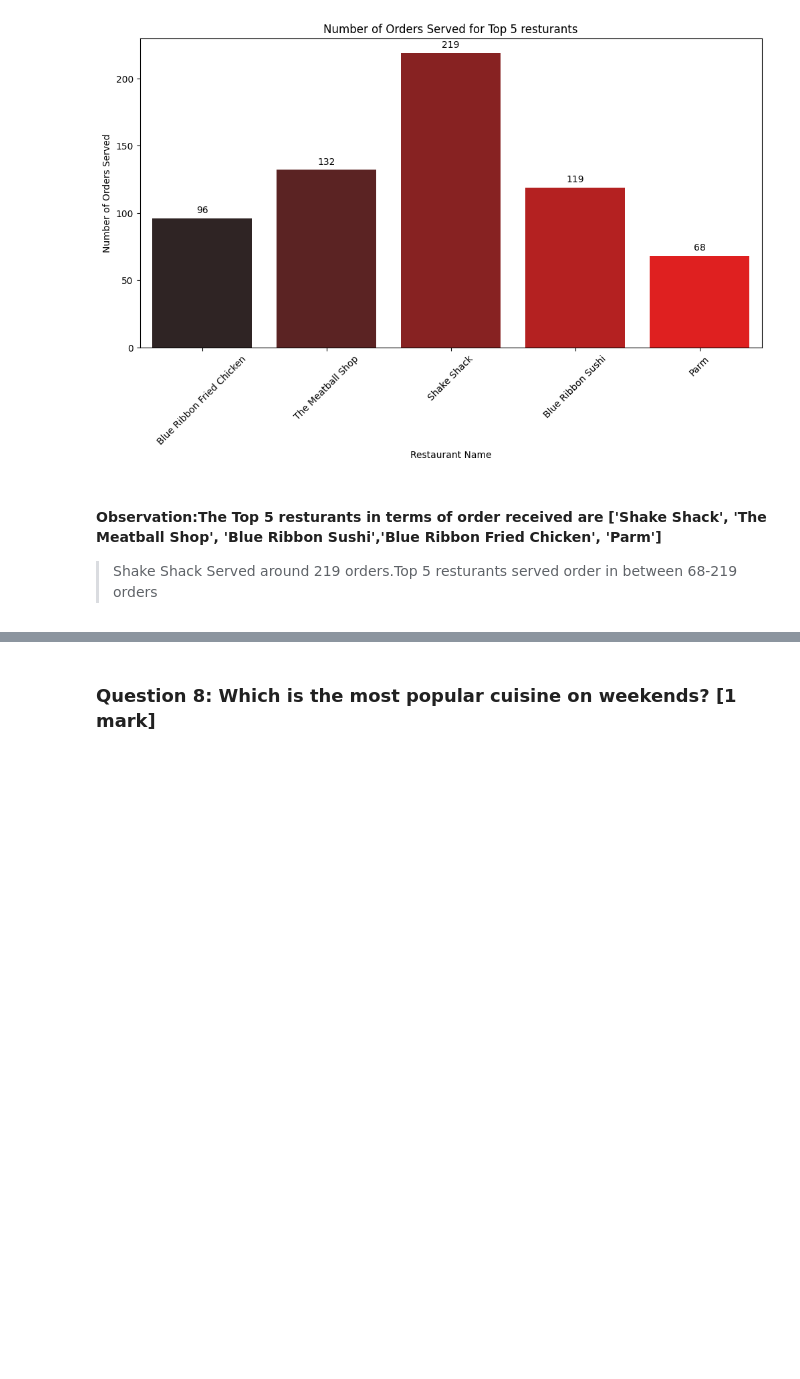
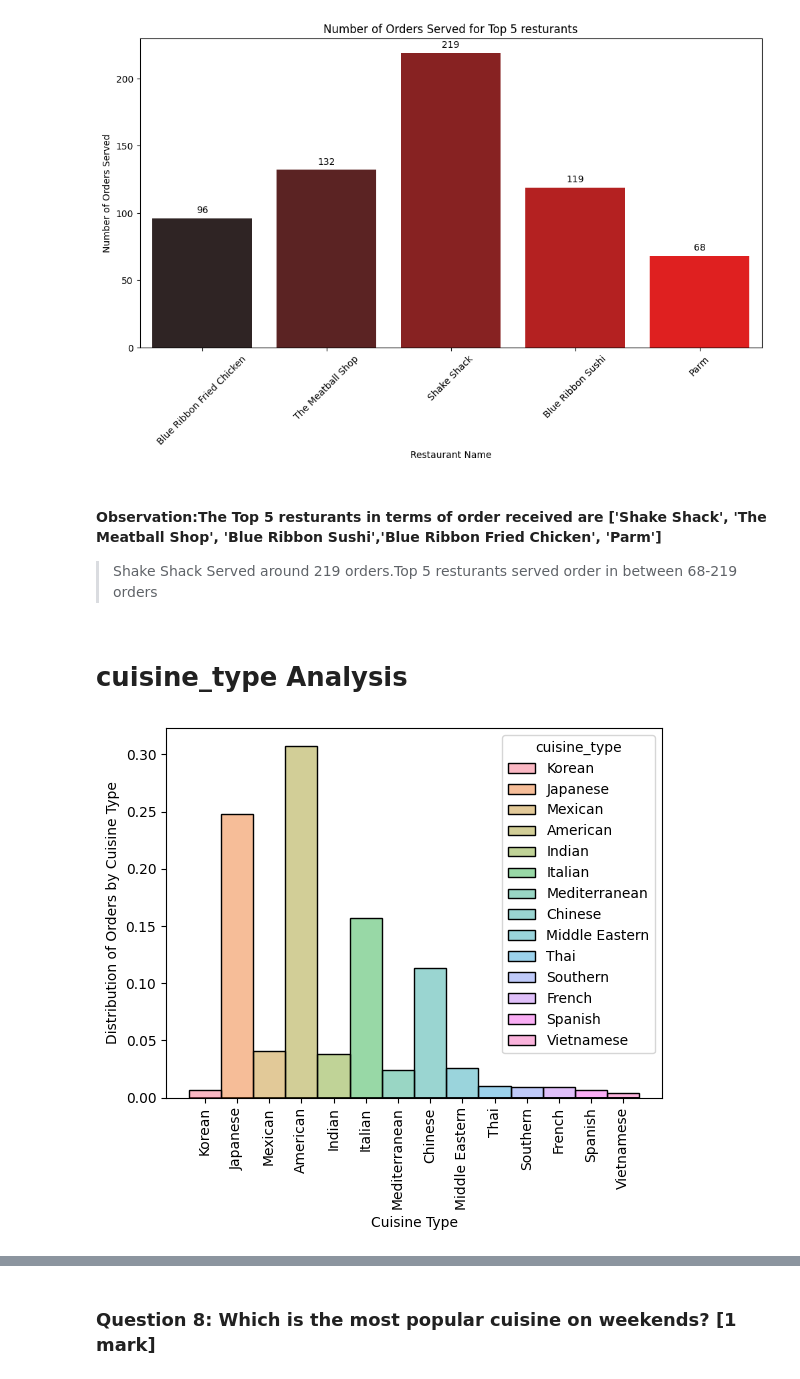
Before and after one commit to Rajesh2015/FoodHub-Data-Analysis, a Jupyter notebook: FoodHub-EDA.ipynb, the cells around one changed output, grey strips where cells are left out. Cells and saved outputs as stored; diff of their text form; code cells hidden in the pictures; blank space fills up the shorter version.

```diff
--- a/FoodHub-EDA.ipynb
+++ b/FoodHub-EDA.ipynb
@@ -380,5 +370,15 @@ plt.show()
 # %% [output]
 [figure]
 # %% [markdown]
-#### Observation:The Top 5 resturants in terms of order received are ['Shake Shack', 'The Meatball Shop', 'Blue Ribbon Sushi','Blue Ribbon Fried Chicken', 'Parm']
+#### Observation:The Top 5 resturants in terms of order received are **['Shake Shack', 'The Meatball Shop', 'Blue Ribbon Sushi','Blue Ribbon Fried Chicken', 'Parm']**
 > Shake Shack Served around 219 orders.Top 5 resturants served order in between 68-219 orders
+# %% [markdown]
+# cuisine_type Analysis
+# %%
+sns.histplot(data=food_df,x='cuisine_type',stat='density',hue='cuisine_type')
+plt.xticks(rotation=90)
+plt.xlabel('Cuisine Type')
+plt.ylabel('Distribution of Orders by Cuisine Type')
+plt.show()
+# %% [output]
+[figure, added]
```
Also changed, not shown: parts of 33 cells of this notebook.
